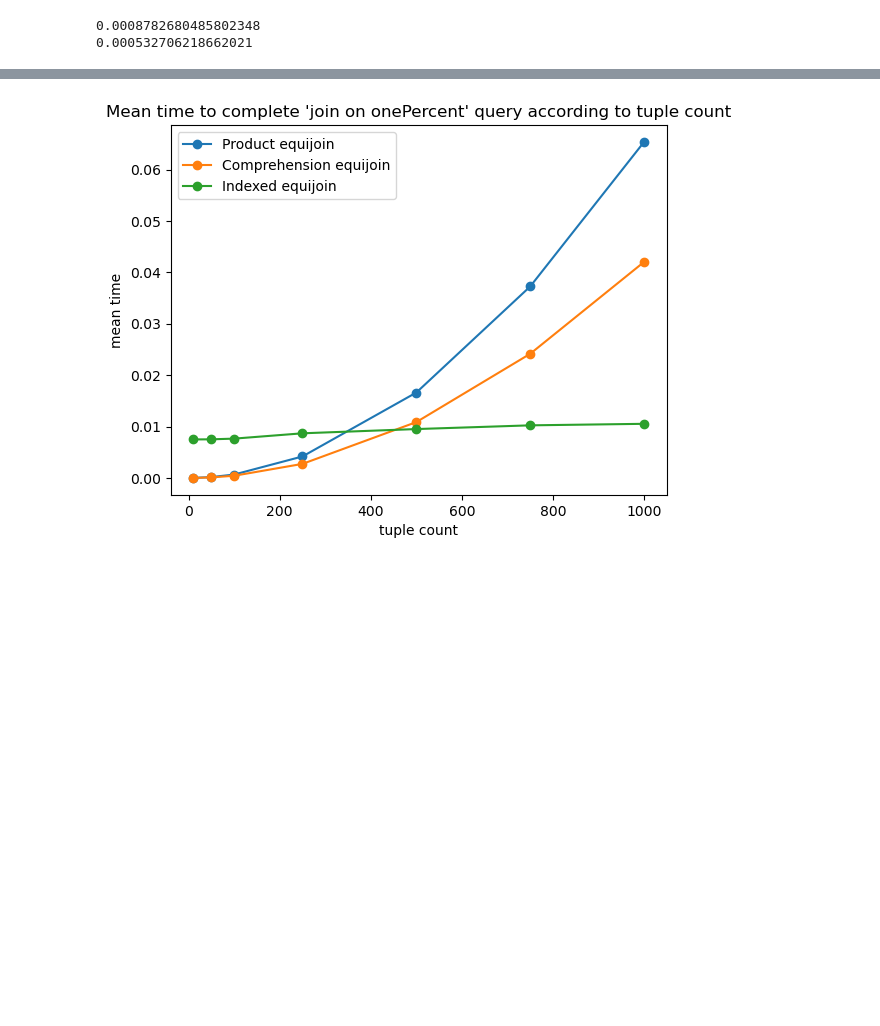
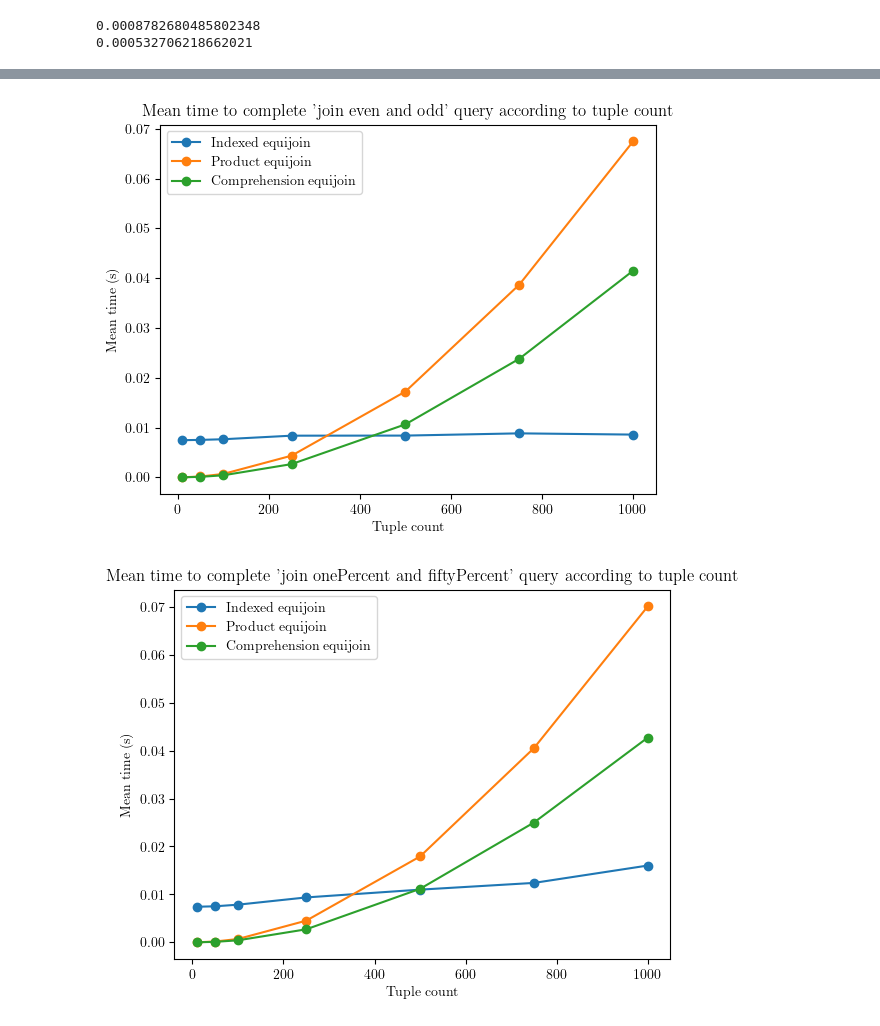
Before and after one commit to MatBon01/joinbench, a Jupyter notebook: analysis/joinbench.ipynb, the cells around one changed output, grey strips where cells are left out. Cells and saved outputs as stored; diff of their text form; code cells hidden in the pictures; blank space fills up the shorter version.

Commit message:
Add plot for mean time vs tuple count

```diff
--- a/analysis/joinbench.ipynb
+++ b/analysis/joinbench.ipynb
@@ -18,3 +20,9 @@ from joinbench.evaluation_method_plotter import EvaluationMethodPlotter
+# %%
+matplotlib.rcParams.update({
+    'font.family': 'serif',
+    'text.usetex': True,
+    'pgf.rcfonts': False,
+})
 # %%
 def generate_figure_path(name: str) -> str:
     return f"../report/figures/{name.replace(' ', '-')}.pgf"
@@ -125,12 +133,12 @@ nf.get_function_name_list()
 # %%
-fig, ax = plt.subplots()
-ax.set_title(f"Mean time to complete '{group}' query according to tuple count")
-ax.set_xlabel("tuple count")
-ax.set_ylabel("mean time")
-for function in nf.get_function_name_list():
-    ys = benchmarks.get_benchmark_means(group, function)
-    plt.plot(xs, ys, 'o-', label=function)
-ax.legend()
-plt.show()
+group_plotter: BenchmarkGroupPlotter = BenchmarkGroupPlotter(benchmarks)
+
+groups = nf.get_benchmark_group_names()
+
+for group in groups:
+    fig, ax = plt.subplots()
+    group_plotter.plot_mean_time_of_group_by_tuple_count(ax, group)
+    plt.savefig(generate_figure_path(f"mean time for {group} by tuple count"))
 # %% [output]
-[figure, old version]
+[figure, new version]
+[figure, added]
```
Also changed, not shown: parts of 7 cells of this notebook, 9 other files.
